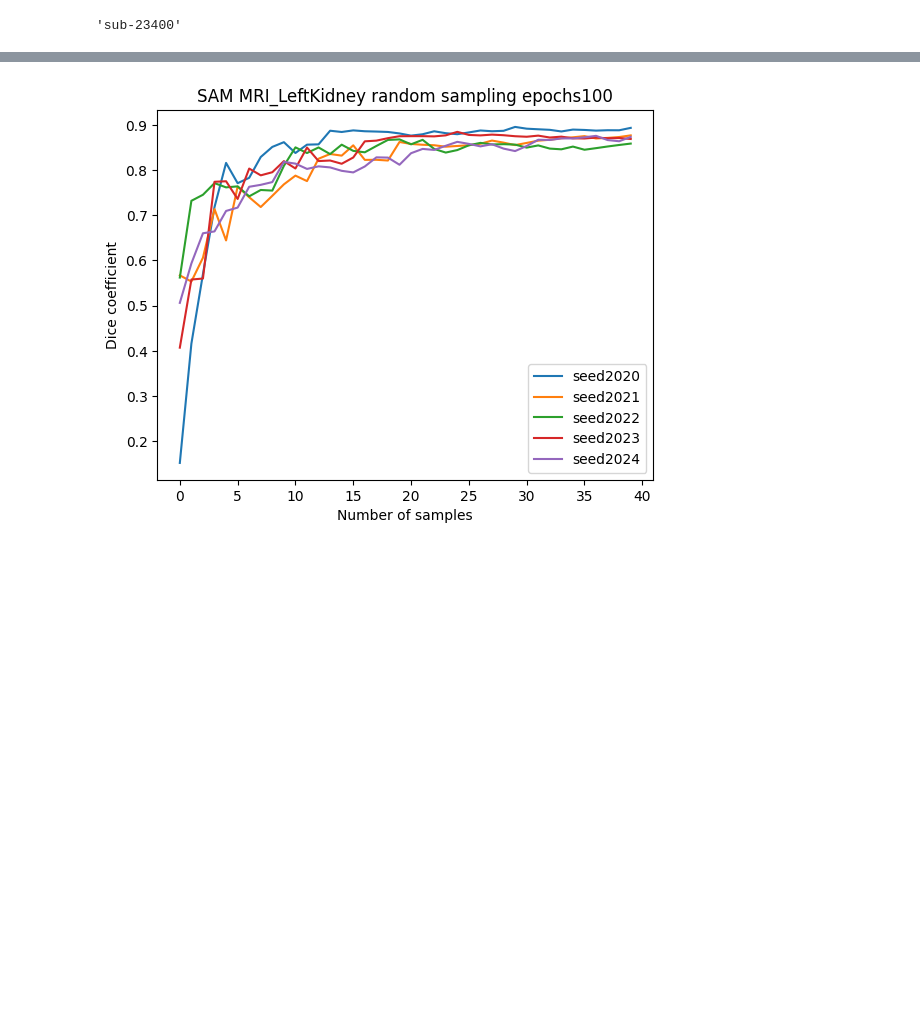
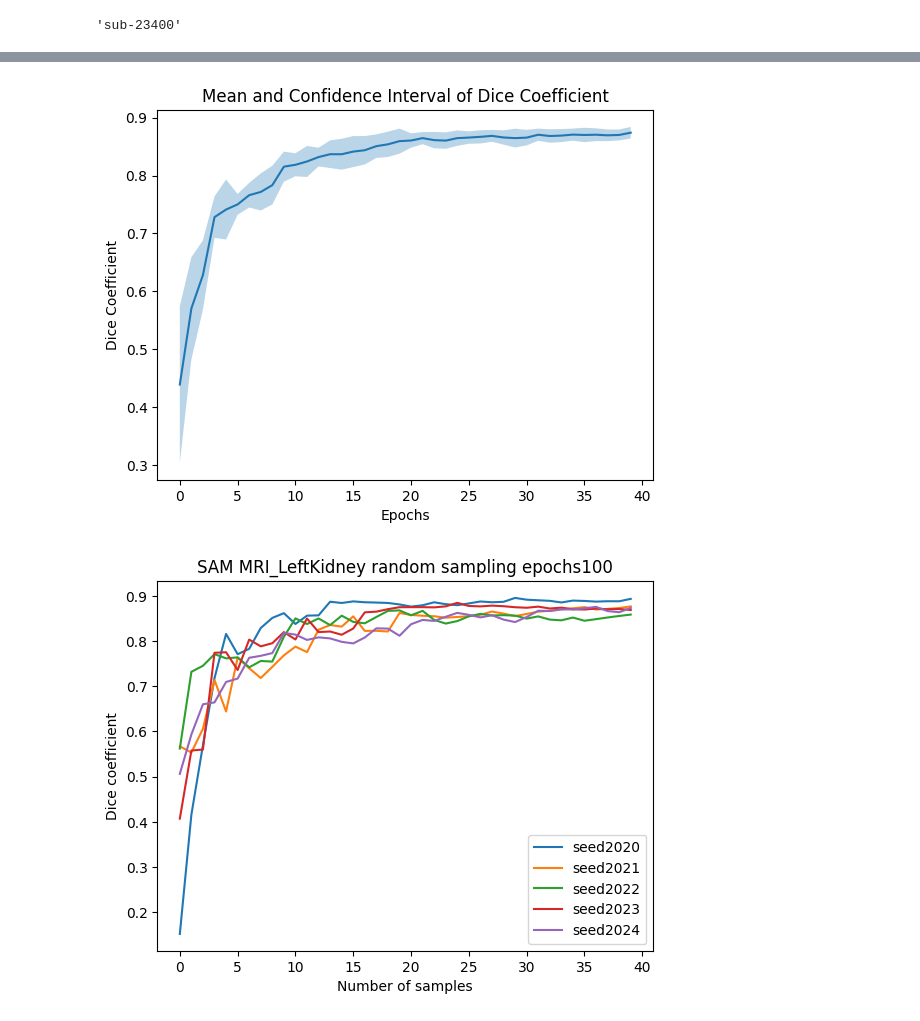
Before and after one commit to yexincheng/ALMRI, a Jupyter notebook: research_questions.ipynb, the cells around one changed output, grey strips where cells are left out. Cells and saved outputs as stored; diff of their text form; code cells hidden in the pictures; blank space fills up the shorter version.

Commit message:
tta debug and interval dice

```diff
--- a/research_questions.ipynb
+++ b/research_questions.ipynb
@@ -716,6 +644,21 @@ dice_seed2021 = np.load('results/dice/epochs100/random_MRI_LeftKidney_SAM_vit_b_
 dice_seed2022 = np.load('results/dice/epochs100/random_MRI_LeftKidney_SAM_vit_b_epochs100_seed2022_test_dice.npy')
 dice_seed2023 = np.load('results/dice/epochs100/random_MRI_LeftKidney_SAM_vit_b_epochs100_seed2023_test_dice.npy')
 dice_seed2024 = np.load('results/dice/epochs100/random_MRI_LeftKidney_SAM_vit_b_epochs100_seed2024_test_dice.npy')
+# %%
+# Calculate the mean and confidence interval
+mean = np.mean([dice_seed2020, dice_seed2021, dice_seed2022, dice_seed2023, dice_seed2024], axis=0)
+confidence_interval = 1.96 * np.std([dice_seed2020, dice_seed2021, dice_seed2022, dice_seed2023, dice_seed2024], axis=0) / np.sqrt(5)
+
+# Plot the mean and confidence interval
+plt.plot(mean, label='Mean')
+plt.fill_between(range(len(mean)), mean - confidence_interval, mean + confidence_interval, alpha=0.3, label='Confidence Interval')
+plt.xlabel('Epochs')
+plt.ylabel('Dice Coefficient')
+plt.title('Mean and Confidence Interval of Dice Coefficient')
+# plt.legend()
+plt.show()
+# %% [output]
+[figure, added]
 # %%
 plt.plot(dice_seed2020, label='seed2020')
 plt.plot(dice_seed2021, label='seed2021')
```
Also changed, not shown: parts of 9 cells of this notebook.
